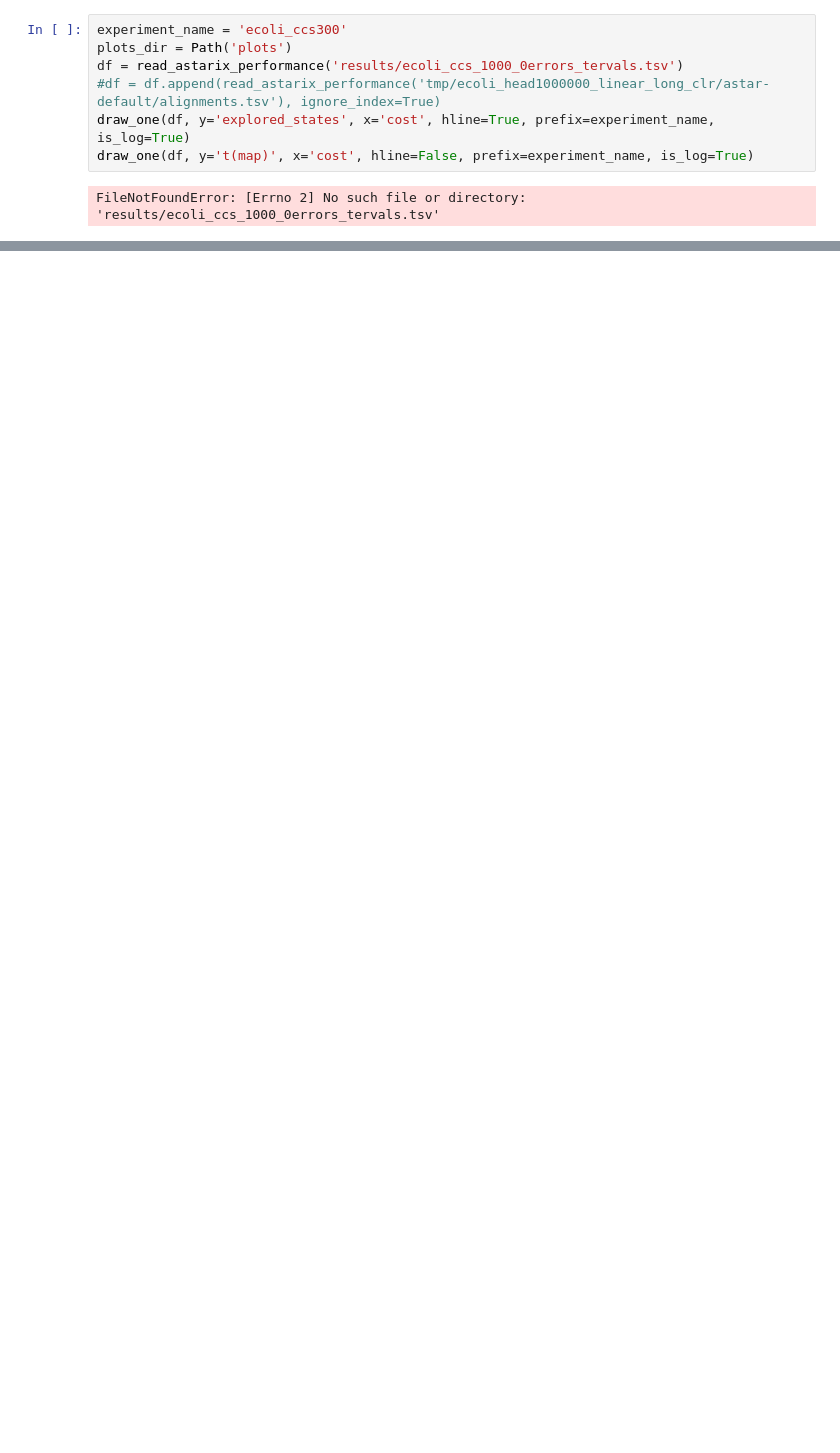
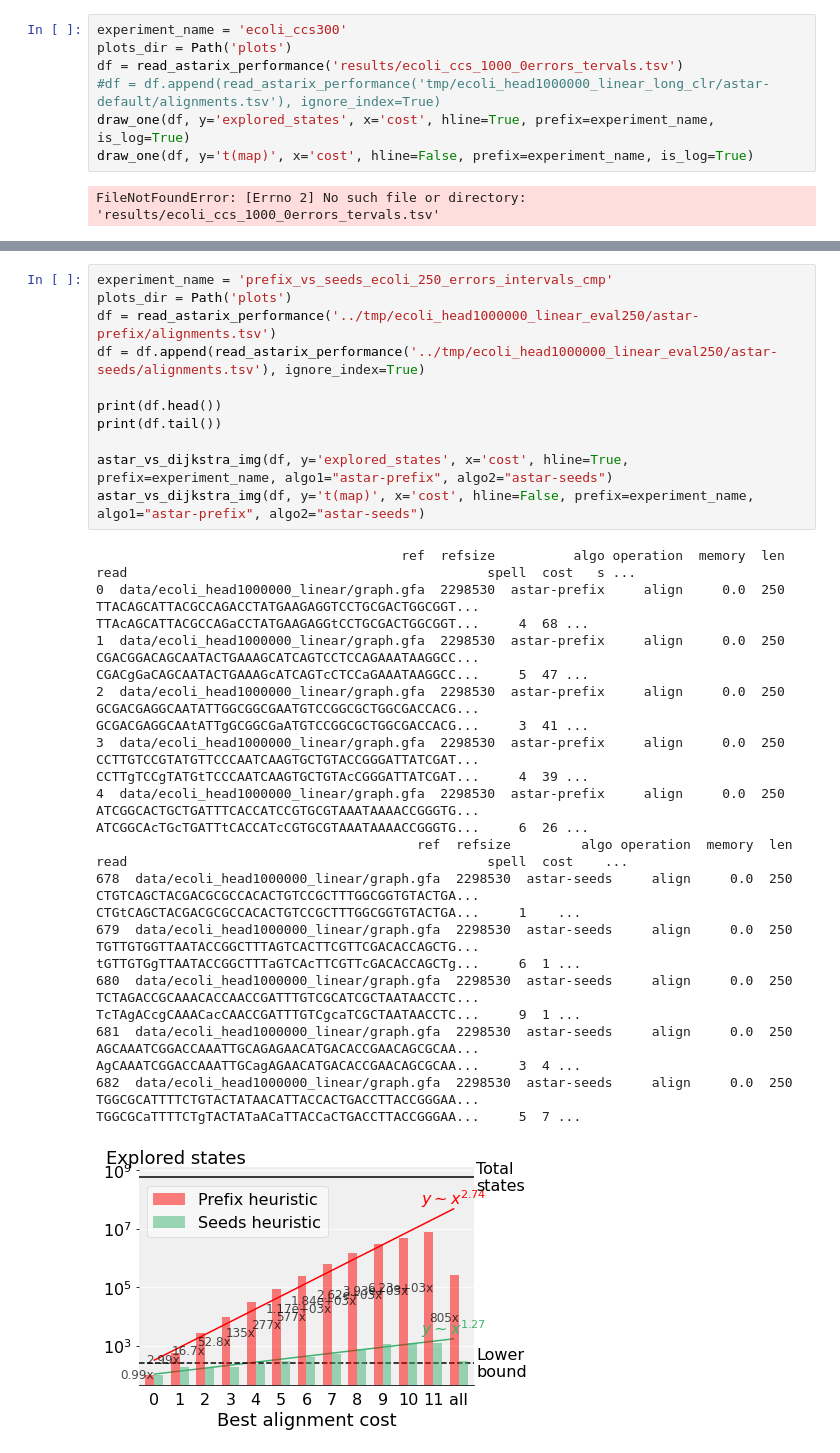
Before and after one commit to eth-sri/astarix, a Jupyter notebook: evals/astar_vs_dijkstra.ipynb, the cells around one changed output, grey strips where cells are left out. Saved outputs shown, nothing was run; the diff lists cells and outputs as text; blank space fills up the shorter version.

```diff
--- a/evals/astar_vs_dijkstra.ipynb
+++ b/evals/astar_vs_dijkstra.ipynb
@@ -292,3 +287,28 @@ astar_vs_dijkstra_img(df, y='t(map)', x='cost', hline=False, prefix='heuristic_'
 183  data/ecoli_head1000000_linear/graph.gfa  4317594  astar-seeds     align     0.0  922  GCGGGGCCGCAAGATCAACCCGAATATTAAACTCGCAGAGCCGTGG...  GCGGGGCCGCAAGATCAACCCGAaTATTAAACtcGCAGagCCGTGG...   136    ...
 [figure]
 [figure]
+# %%
+experiment_name = 'prefix_vs_seeds_ecoli_250_errors_intervals_cmp'
+plots_dir = Path('plots')
+df = read_astarix_performance('../tmp/ecoli_head1000000_linear_eval250/astar-prefix/alignments.tsv')
+df = df.append(read_astarix_performance('../tmp/ecoli_head1000000_linear_eval250/astar-seeds/alignments.tsv'), ignore_index=True)
+
+print(df.head())
+print(df.tail())
+
+astar_vs_dijkstra_img(df, y='explored_states', x='cost', hline=True, prefix=experiment_name, algo1="astar-prefix", algo2="astar-seeds")
+astar_vs_dijkstra_img(df, y='t(map)', x='cost', hline=False, prefix=experiment_name, algo1="astar-prefix", algo2="astar-seeds")
+# %% [output]
+                                       ref  refsize          algo operation  memory  len                                               read                                              spell  cost   s ...
+0  data/ecoli_head1000000_linear/graph.gfa  2298530  astar-prefix     align     0.0  250  TTACAGCATTACGCCAGACCTATGAAGAGGTCCTGCGACTGGCGGT...  TTAcAGCATTACGCCAGaCCTATGAAGAGGtCCTGCGACTGGCGGT...     4  68 ...
+1  data/ecoli_head1000000_linear/graph.gfa  2298530  astar-prefix     align     0.0  250  CGACGGACAGCAATACTGAAAGCATCAGTCCTCCAGAAATAAGGCC...  CGACgGaCAGCAATACTGAAAGcATCAGTcCTCCaGAAATAAGGCC...     5  47 ...
+2  data/ecoli_head1000000_linear/graph.gfa  2298530  astar-prefix     align     0.0  250  GCGACGAGGCAATATTGGCGGCGAATGTCCGGCGCTGGCGACCACG...  GCGACGAGGCAAtATTgGCGGCGaATGTCCGGCGCTGGCGACCACG...     3  41 ...
+3  data/ecoli_head1000000_linear/graph.gfa  2298530  astar-prefix     align     0.0  250  CCTTGTCCGTATGTTCCCAATCAAGTGCTGTACCGGGATTATCGAT...  CCTTgTCCgTATGtTCCCAATCAAGTGCTGTAcCGGGATTATCGAT...     4  39 ...
+4  data/ecoli_head1000000_linear/graph.gfa  2298530  astar-prefix     align     0.0  250  ATCGGCACTGCTGATTTCACCATCCGTGCGTAAATAAAACCGGGTG...  ATCGGCAcTGcTGATTtCACCATcCGTGCGTAAATAAAACCGGGTG...     6  26 ...
+                                         ref  refsize         algo operation  memory  len                                               read                                              spell  cost    ...
+678  data/ecoli_head1000000_linear/graph.gfa  2298530  astar-seeds     align     0.0  250  CTGTCAGCTACGACGCGCCACACTGTCCGCTTTGGCGGTGTACTGA...  CTGtCAGCTACGACGCGCCACACTGTCCGCTTTGGCGGTGTACTGA...     1    ...
+679  data/ecoli_head1000000_linear/graph.gfa  2298530  astar-seeds     align     0.0  250  TGTTGTGGTTAATACCGGCTTTAGTCACTTCGTTCGACACCAGCTG...  tGTTGTGgTTAATACCGGCTTTaGTCAcTTCGTTcGACACCAGCTg...     6  1 ...
+680  data/ecoli_head1000000_linear/graph.gfa  2298530  astar-seeds     align     0.0  250  TCTAGACCGCAAACACCAACCGATTTGTCGCATCGCTAATAACCTC...  TcTAgACcgCAAACacCAACCGATTTGTCgcaTCGCTAATAACCTC...     9  1 ...
+681  data/ecoli_head1000000_linear/graph.gfa  2298530  astar-seeds     align     0.0  250  AGCAAATCGGACCAAATTGCAGAGAACATGACACCGAACAGCGCAA...  AgCAAATCGGACCAAATTGCagAGAACATGACACCGAACAGCGCAA...     3  4 ...
+682  data/ecoli_head1000000_linear/graph.gfa  2298530  astar-seeds     align     0.0  250  TGGCGCATTTTCTGTACTATAACATTACCACTGACCTTACCGGGAA...  TGGCGCaTTTTCTgTACTATaACaTTACCaCTGACCTTACCGGGAA...     5  7 ...
+[figure, added]
```
Also changed, not shown: parts of 5 cells of this notebook, 6 other files.
